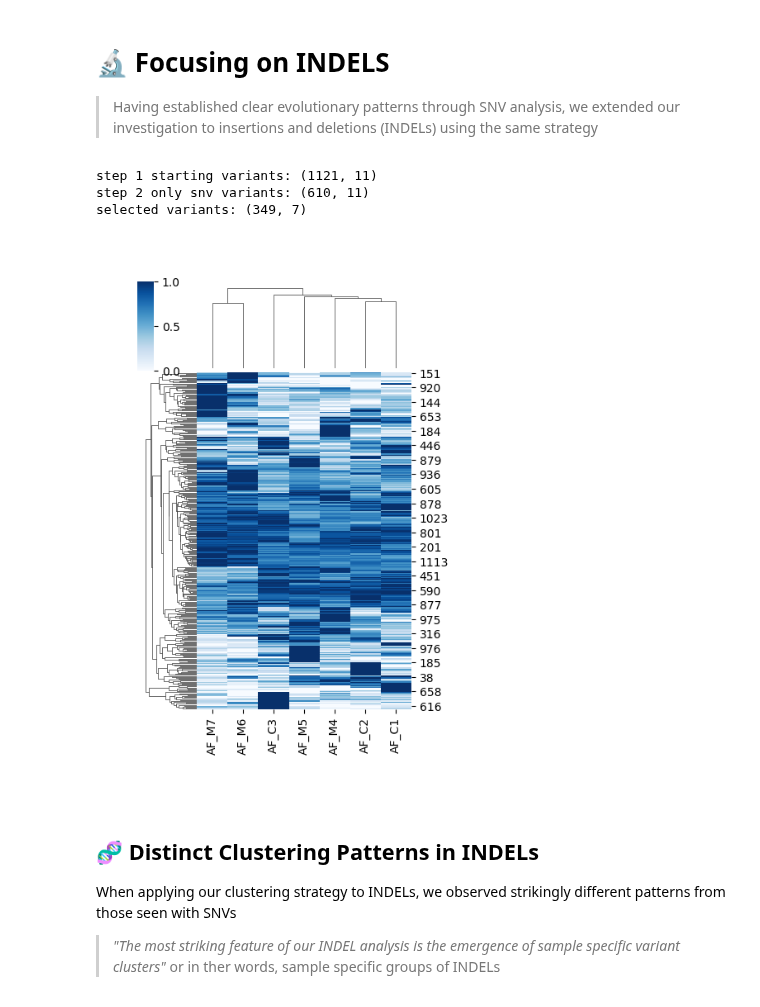
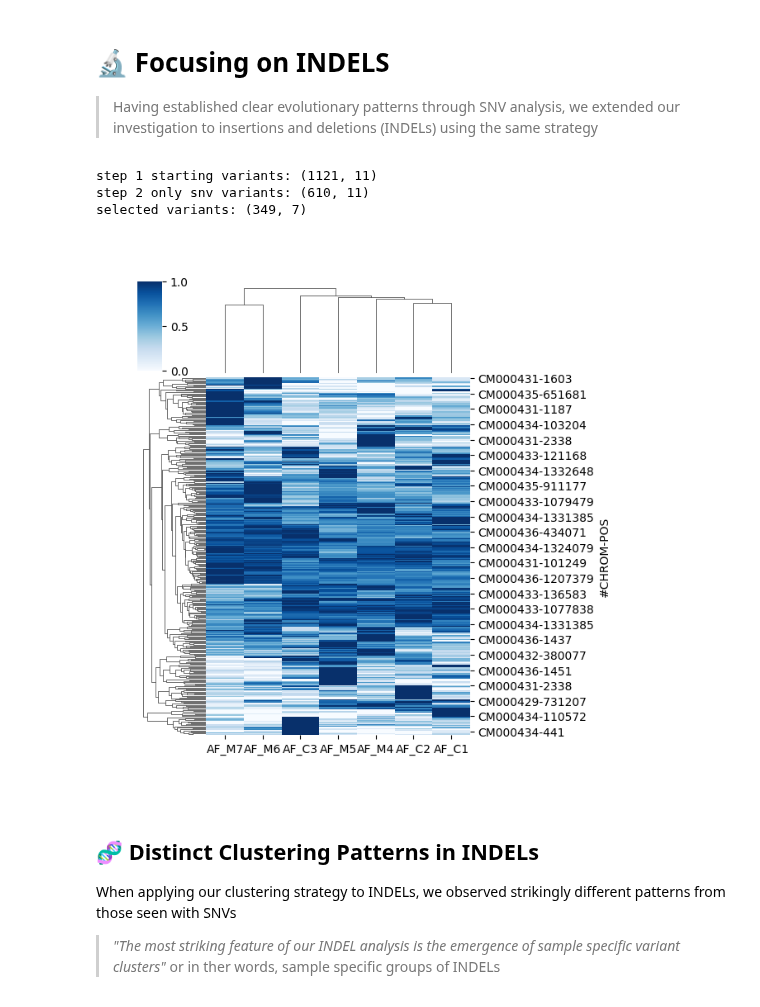
Before and after one commit to mtinti/cryptosporidium_host_adaptation, a Jupyter notebook: nbs/index.ipynb, the cells around one changed output. Drawn from its saved outputs; the diff is of its cells as text; code cells hidden in the pictures.

```diff
--- a/nbs/index.ipynb
+++ b/nbs/index.ipynb
@@ -459,24 +461,25 @@ plt.show()
 # %%
 data=pd.read_csv('../data/allele_frequencies.tsv',sep='\t')
 print(f'step 1 starting variants: {data.shape}')
 data=data[(data['ALT'].str.len()!=1)]
 print(f'step 2 only snv variants: {data.shape}')
 
-clustering_data = data[['AF_M7', 'AF_M5', 'AF_M6', 'AF_M4','AF_C3', 'AF_C2', 'AF_C1']]
+clustering_data = data[['#CHROM','POS','AF_M7', 'AF_M5', 'AF_M6', 'AF_M4','AF_C3', 'AF_C2', 'AF_C1']]
+clustering_data=clustering_data.set_index(['#CHROM','POS'])
 clustering_data = clustering_data.divide(clustering_data.max(axis=1),axis=0)
 clustering_max=clustering_data.max(axis=1)
 clustering_min=clustering_data.min(axis=1)
 clustering_data = clustering_data[(clustering_max-clustering_min)>0.3]
 
 print('selected variants:', clustering_data.shape)
-sns.clustermap(clustering_data,cmap='Blues',figsize=(4,6))
+sns.clustermap(clustering_data,cmap='Blues',figsize=(6,6))
 plt.savefig('../data/Allele_Frequency_INDELs.svg')
 plt.savefig('../data/Allele_Frequency_INDELs.png')
 # %% [output]
 step 1 starting variants: (1121, 11)
 step 2 only snv variants: (610, 11)
 selected variants: (349, 7)
-[figure, old version]
+[figure, new version]
 # %% [markdown]
 ## 🧬 Distinct Clustering Patterns in INDELs
 
```
Also changed, not shown: parts of 1 cell of this notebook, 6 other files.
